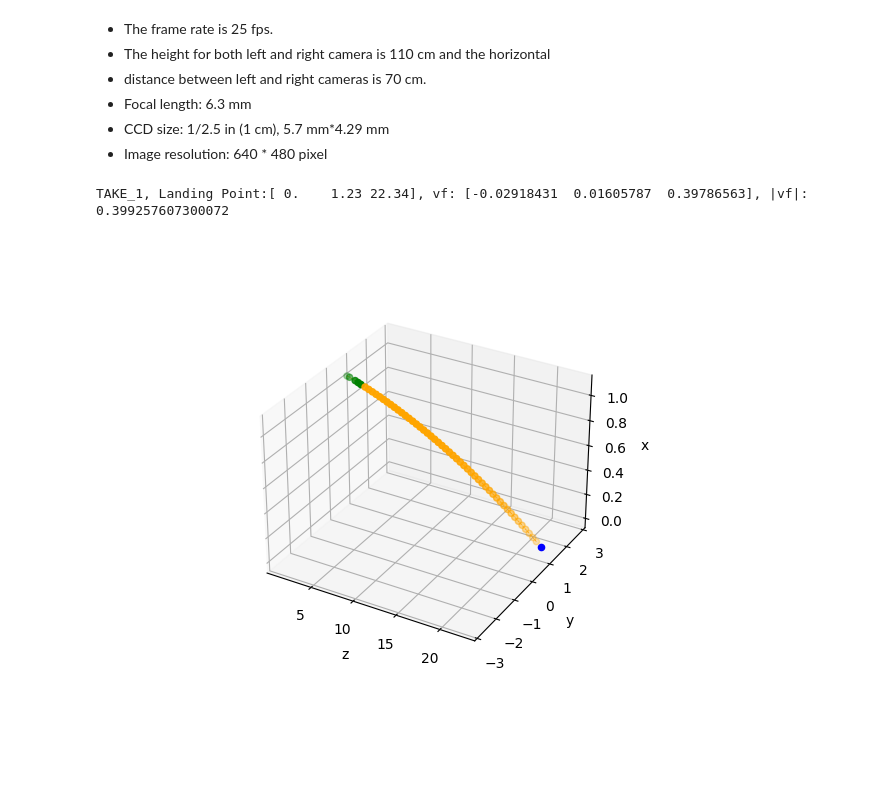
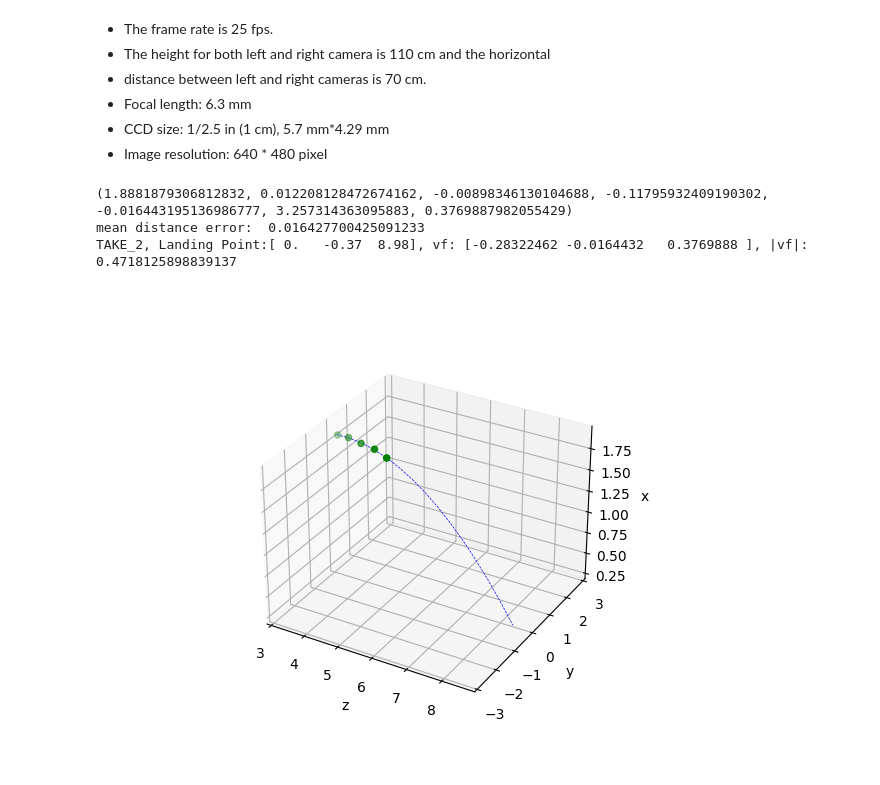
Before and after one commit to CelleryLin/ball_motion_prediction, a Jupyter notebook: path_detection.ipynb, the cells around one changed output. Saved outputs shown, nothing was run; the diff lists cells and outputs as text; code cells hidden in the pictures; blank space fills up the shorter version.

```diff
--- a/path_detection.ipynb
+++ b/path_detection.ipynb
@@ -17,7 +20,8 @@ greenUpper = (74, 255, 255)
 # %%
 if False:
     tracker = ObjectTracker(greenUpper, greenLower, TAKE_FOLDER)
+    tracker.set_angle()
     df = tracker.obj_tracker()
-    df.to_csv(f'location_{TAKE_FOLDER.lower()}.csv', index=False)
+    # df.to_csv(f'location_{TAKE_FOLDER.lower()}_calibration.csv', index=False)
 # %% [markdown]
 # Transfer to Spatial Coordinate
@@ -38,8 +46,8 @@ TAKE = 1
 FPS = 25 # 1/25 sec per frame
 CL_LOCATION = (1.1, -0.35, 0) # meter (x: height, y: width, z: depth)
 CR_LOCATION = (1.1, 0.35, 0) # meter
-FOCAL_LEN = 6.3*10e-3 # meter
-SENSOR_SIZE = (5.7*10e-3, 4.29*10e-3) # meter (W, H)
+FOCAL_LEN = 6.3*1e-3 # meter
+SENSOR_SIZE = (5.7*1e-3, 4.29*1e-3) # meter (W, H)
 IMG_RESOLUTION = (640, 480) # px (W, H)
 # %%
 def get_XYZ(df, **kwargs):
@@ -49,9 +57,12 @@ def get_XYZ(df, **kwargs):
     # transfer px to meter and shift to center
     sensor_size = kwargs['sensor_size']
     img_res = kwargs['img_res']
-    (xc, yc) = (sensor_size[0]//2, sensor_size[1]//2)
-    (xl, yl) = (xl*sensor_size[0]/img_res[0] - xc, - yl*sensor_size[1]/img_res[1] - yc)
-    (xr, yr) = (xr*sensor_size[0]/img_res[0] - xc, - yr*sensor_size[1]/img_res[1] - yc)
+    (xc, yc) = (img_res[0]//2, img_res[1]//2)
+    (xl, yl) = (xl - xc, - yl + yc)
+    (xr, yr) = (xr- xc, - yr + yc)
+    (xl, yl) = (xl*sensor_size[0]/img_res[0], yl*sensor_size[1]/img_res[1])
+    (xr, yr) = (xr*sensor_size[0]/img_res[0], yr*sensor_size[1]/img_res[1])
+
 
     # print(f'take_{ df["take"].values[0] } frame_{ df["frame_num"].values[0] }')
     # print((xl, yl))
@@ -61,15 +72,15 @@ def get_XYZ(df, **kwargs):
     beta = np.abs(cl_loc[1]-cr_loc[1])
 
     ZZ = kwargs['focal_len'] * beta / (xl - xr)
-    XX = kwargs['focal_len'] * yr / (xl - xr)   # x in image is different from real coordinate (x, y exchange)
-    YY = kwargs['focal_len'] * xr / (xl - xr)
+    XX = beta * yr / (xl - xr)   # x in image is different from real coordinate (x, y exchange)
+    YY = beta * xr / (xl - xr)
     (XX, YY, ZZ) = (XX+1.1, YY+0.35, ZZ)
     df['XX'] = XX
     df['YY'] = YY
     df['ZZ'] = ZZ
     return df
 # %%
-df = pd.read_csv(f'location_take_{TAKE}.csv')
+df = pd.read_csv(f'location_take_{TAKE}_calibration.csv')
 
 frame_nums = df['frame_num'].unique()
 frame_nums.sort()
@@ -96,10 +107,16 @@ tracked = np.array(tracked)
 
 #### fitting ####
 model = Parabolic3D()
-xyz = np.concatenate([tracked[:,0], tracked[:,1], tracked[:,2]])
-t = np.arange(len(tracked))
-model.fit(t, xyz)
+
+
+model.fit(tracked)
 weights = model.get_params()
+print(weights)
+
+#### calculate distance error ####
+dist_err = model.calc_dist_error(tracked)
+print('mean distance error: ', dist_err)
+
 
 # print(weights)
 
@@ -108,37 +125,39 @@ weights = model.get_params()
 r1 = (-weights[1]+np.sqrt(weights[1] ** 2 - 4 * weights[2] * weights[0]))/(weights[2]*2)
 r2 = (-weights[1]-np.sqrt(weights[1] ** 2 - 4 * weights[2] * weights[0]))/(weights[2]*2)
 t_landing = r1 if r1 >= 0 else r2
 t_landing = np.array([t_landing])
-point_landing = model.predict(t_landing).reshape(3, -1)
+point_landing = model.predict(t_landing)
 point_landing = point_landing[:,0]
 
 #### find the final velocity vf ####
 dt = 0.1*FPS # sec
-point_landing_next = model.predict(t_landing+dt).reshape(3, -1)
+point_landing_next = model.predict(t_landing+dt)
 point_landing_next = point_landing_next[:,0]
 dx = point_landing_next - point_landing
 vf = dx/dt
 vf_mag = np.sqrt(vf[0]**2+vf[1]**2+vf[2]**2)
 
 #### Answer ####
 print(f'TAKE_{TAKE}, Landing Point:{np.round(point_landing,2)}, vf: {vf}, |vf|: {vf_mag}')
 
 #### plot the estimate path ####
 t_est = np.arange(0, int(t_landing), 1)
 xyz_est = model.predict(t_est).reshape(3, -1)
 
 #### visualize ####
 fig = plt.figure()
 ax = plt.axes(projection = '3d')
-ax.plot(xyz_est[2, :], xyz_est[1, :], xyz_est[0, :], color="orange", label="fitted data", linestyle='--', linewidth='0.5')
-ax.scatter(xyz_est[2, 5:], xyz_est[1, 5:], xyz_est[0, 5:], color="orange")
+ax.plot(xyz_est[2, :], xyz_est[1, :], xyz_est[0, :], color="blue", label="fitted data", linestyle='--', linewidth='0.5')
+# ax.scatter(xyz_est[2, 5:], xyz_est[1, 5:], xyz_est[0, 5:], color="orange")
 ax.scatter(tracked[:,2], tracked[:,1], tracked[:,0],color='green')
-ax.scatter(point_landing[2], point_landing[1], point_landing[0], color="blue", label="landing point")
+# ax.scatter(point_landing[2], point_landing[1], point_landing[0], color="blue", label="landing point")
 ax.set_xlabel('z')
 ax.set_ylabel('y')
 ax.set_zlabel('x')
 ax.set_ylim(-3,3)
 plt.show()
 # %% [output]
-TAKE_1, Landing Point:[ 0.    1.23 22.34], vf: [-0.02918431  0.01605787  0.39786563], |vf|: 0.399257607300072
+(1.8881879306812832, 0.012208128472674162, -0.00898346130104688, -0.11795932409190302, -0.016443195136986777, 3.257314363095883, 0.3769887982055429)
+mean distance error:  0.016427700425091233
+TAKE_2, Landing Point:[ 0.   -0.37  8.98], vf: [-0.28322462 -0.0164432   0.3769888 ], |vf|: 0.4718125898839137
-[figure, old version]
+[figure, new version]
```
Also changed, not shown: parts of 3 cells of this notebook, 3 other files.
